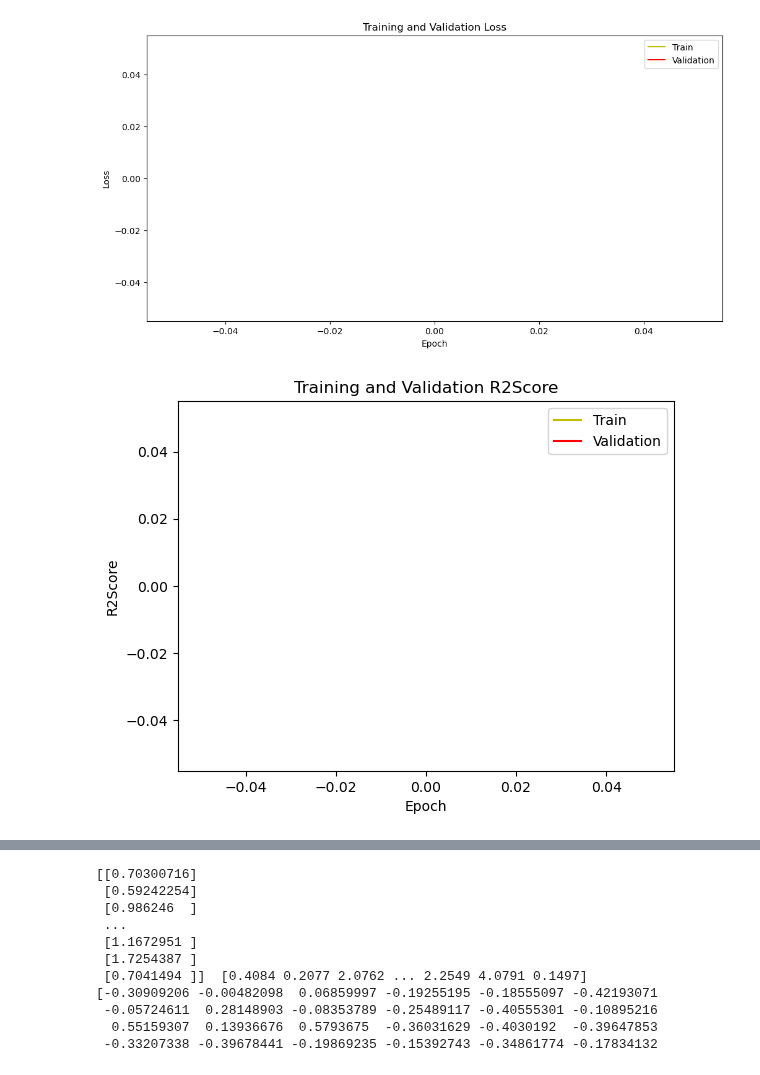
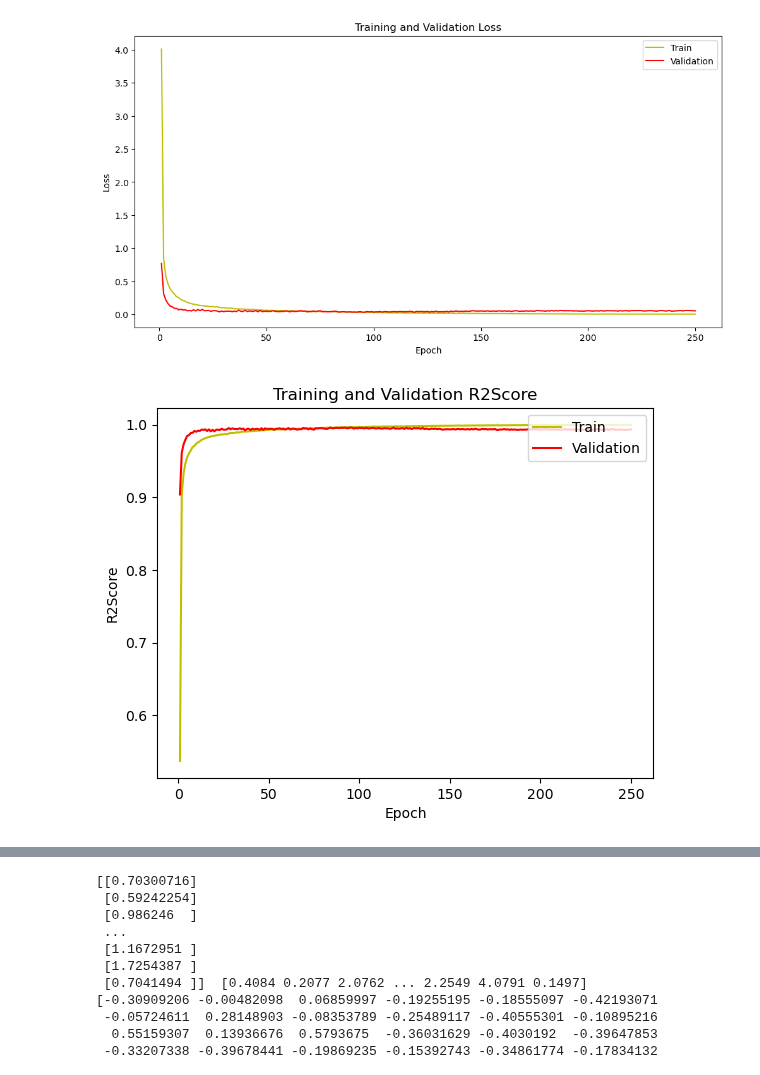
Before and after one commit to Logan-Kelsch/-ES-NN-test1, a Jupyter notebook: NN/NN_V3.0/dm_LSTM.ipynb, the cells around one changed output, grey strips where cells are left out. Saved outputs shown, nothing was run; the diff lists cells and outputs as text; code cells hidden in the pictures.

Commit message:
potential serious success
this is my fourth break of thinking I have an edge. will see if this data is still looking good after more polish tomorrow. Looking unrealistically good currently.

```diff
--- a/NN/NN_V3.0/dm_LSTM.ipynb
+++ b/NN/NN_V3.0/dm_LSTM.ipynb
@@ -31,7 +31,8 @@ from imblearn.over_sampling import SMOTE
 data = pd.read_csv('catted_1.csv')
 
 #      'Dr1' 'Dr3' 'Mr1' 'Mr3'
-testFor = 'Mr1'
+testFor = 'Dr1'
+tType = testFor[0]
 #testing random feature drops
 #TREND
 
@@ -50,8 +51,8 @@ data = data.drop(columns='FT')
 #data = data.drop(columns='stochDiff6012')
 #data = data.drop(columns='RSIhl_diff')
 #data = data.drop(columns='RSIhl_diffROC')
-#data = data.drop(columns='YM_diff')
-#data = data.drop(columns='NQ_diff')
+data = data.drop(columns='YM_diff')
+data = data.drop(columns='NQ_diff')
 
 #PARTICIPATION
 
@@ -65,11 +66,13 @@ data = data.drop(columns='FT')
 #data = data.drop(columns='volD15')
 #data = data.drop(columns='volD30')
 #data = data.drop(columns='volD60')
-#data = data.drop(columns='volNQdiff')
-#data = data.drop(columns='volYMdiff')
+data = data.drop(columns='volNQdiff')
+data = data.drop(columns='volYMdiff')
 #data = data.drop(columns='vpm5')
 #data = data.drop(columns='vpm10')
 #data = data.drop(columns='vpm15')
+#data = data.drop(columns='vpm30')
+#data = data.drop(columns='vpm60')
 #data = data.drop(columns='ToD')
 #data = data.drop(columns='DoW')
 
@@ -123,7 +126,7 @@ print(Yfeatures)
 #data = data.drop(data[data['ToD'] < 560].index)
 #OTHER MODIFICATIONS
 #data = data.drop(data[data['feature'] condition].index)
-#data = data.drop(data[data['MO'] < 1].index)
+
 
 
 
@@ -164,7 +167,38 @@ timeSteps = 5
 X = reformat_lstm_data_numpy(X, timeSteps)
 y = y[:-timeSteps+1]
 
+def remove_zero_mo_samples(X, y):
+    """
+    Remove samples from both X and y where the 'MO' (35th column) feature has a value of 0
+    in any time step.
 
+    Parameters:
+    X (np.ndarray): 3D array of features with shape (n_samples, time_steps, n_features)
+    y (np.ndarray): 1D array of labels with shape (n_samples,)
+
+    Returns:
+    np.ndarray: Filtered 3D array of features with samples removed where 'MO' has a value of 0
+    np.ndarray: Filtered 1D array of labels with the same samples removed
+    """
+    # Get the 'MO' column (index 34 for 0-based indexing) for all time steps and samples
+    szTmp = X.shape[2]-1
+    mo_column = X[:, :, szTmp]
+
+    # Identify samples where 'MO' has no zeros across all time steps
+    valid_samples = np.all(mo_column != 0, axis=1)
+
+    # Filter both X and y to keep only valid samples
+    X_filtered = X[valid_samples]
+    y_filtered = y[valid_samples]
+
+    return X_filtered, y_filtered
+
+# Example usage:
+# Assuming `X` is your 3D numpy array with shape (n_samples, time_steps, 35)
+# and `y` is your 1D numpy array of labels with shape (n_samples,)
+# filtered_X, filtered_y = remove_zero_mo_samples(X, y)
+
+X, y = remove_zero_mo_samples(X, y)
 
 # Split the data into training and testing sets
 X_train, X_test, y_train, y_test = train_test_split(X, y, test_size=0.2, random_state=0)
@@ -220,7 +254,7 @@ lr_schedule = ExponentialDecay(
     #5k epoch should be: .25, 8565, .9995, true
     0.1,
     decay_steps=186,
-    decay_rate=0.9,
+    decay_rate=0.999,
     staircase=True)
 
 opt1 = SGD(learning_rate=0.0001)
@@ -241,7 +275,8 @@ def build_LSTM_model():
     lstm_activation='tanh'
 
     model = tf.keras.Sequential([
-        tf.keras.layers.Input(shape=(time_steps,35)),
+        tf.keras.layers.Input(shape=(time_steps,X_train.shape[2])),
+        #tf.keras.layers.Activation('tanh'),
         tf.keras.layers.LSTM(64, activation=lstm_activation),#, input_shape=(time_steps, n_features)),
         #tf.keras.layers.Activation('leaky_relu'),
         #tf.keras.layers.Dense(2048),#,kernel_initializer='he_normal',kernel_regularizer=tf.keras.regularizers.l2(0.01)),
@@ -256,8 +291,8 @@ def build_LSTM_model():
     ])
     #AUC=tf.keras.metrics.AUC(curve='PR')
     met = ['precision','recall','accuracy']
-    model.compile(optimizer=opt3,
-                  loss='binary_crossentropy'
+    model.compile(optimizer=opt2,
+                  loss='mse'
                   ,metrics=['R2Score','mse'])
     return model
 
@@ -265,7 +300,7 @@ def build_LSTM_model():
 
 def load_model():
     #loaded_model = tf.keras.models.load_model('tupleTrain.keras', custom_objects={'custom_loss':custom_loss})
-    loaded_model = tf.keras.models.load_model('dmReg_rec1.keras')
+    loaded_model = tf.keras.models.load_model('LSTM_Mr1_2.keras')
     loaded_model.compile(optimizer=opt3,
                          loss='mae'
                          , metrics=['R2Score','mse'])
@@ -274,14 +309,14 @@ def load_model():
 
 #TRAIN THE MODEL WITH CUSTOMIZABLE EPOCHS-------------------------------------------------------
 
-epochs = 5
+epochs = 250
 
 early_stopping = EarlyStopping(monitor='val_recall', patience=250, mode='max', restore_best_weights=True)
 
 model = build_LSTM_model()
 loaded_model = load_model()
 history = model.fit(X_train, y_train, epochs=epochs, validation_split=0.2,\
-                    shuffle=True, verbose=1, validation_data=(X_test, y_test),\
+                    shuffle=False, verbose=1, validation_data=(X_test, y_test),\
                     )#batch_size=849)#callbacks=[metric_callback])
 
 #EVALUATE THE MODEL AND VISUALIZE RESULTS-------------------------------------------------------
@@ -369,8 +404,13 @@ plt.scatter(y_pred, y_test, s=1)
 plt.axis('tight')
 plt.title('Testing Outputs')
 plt.xlabel('y_pred')
-plt.xlim(0,5)
-plt.ylim(0,5)
+match tType:
+    case 'D':
+        plt.xlim(-5,5)
+        plt.ylim(-5,5)
+    case _:
+        plt.xlim(0,5)
+        plt.ylim(0,5)
 plt.ylabel('y_test')
 plt.show()
 
@@ -402,2 +439,2 @@ Epoch 5/5
-[figure, old version]
+[figure, new version]
-[figure, old version]
+[figure, new version]
```
Also changed, not shown: parts of 7 cells of this notebook, 25 other files.
